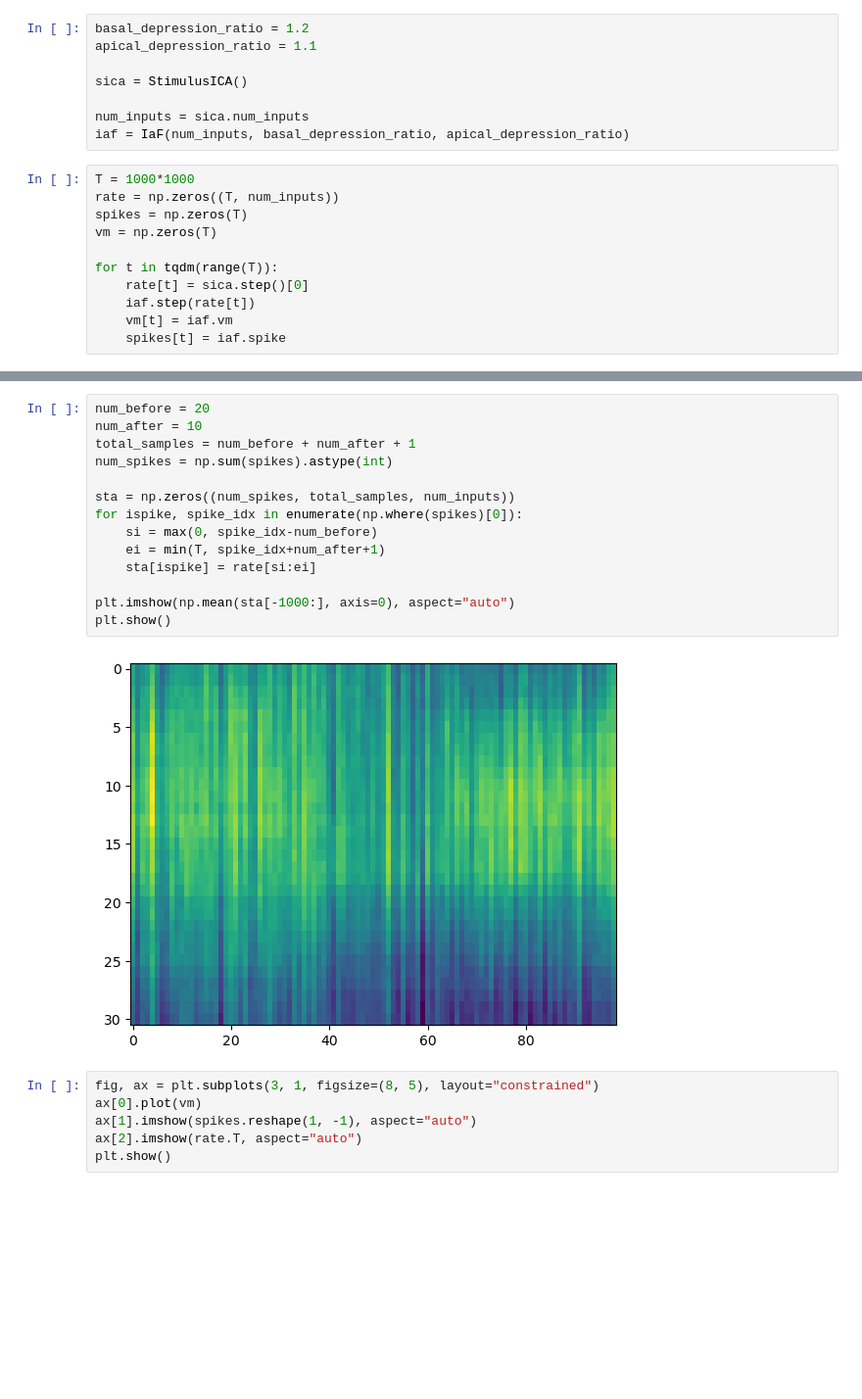
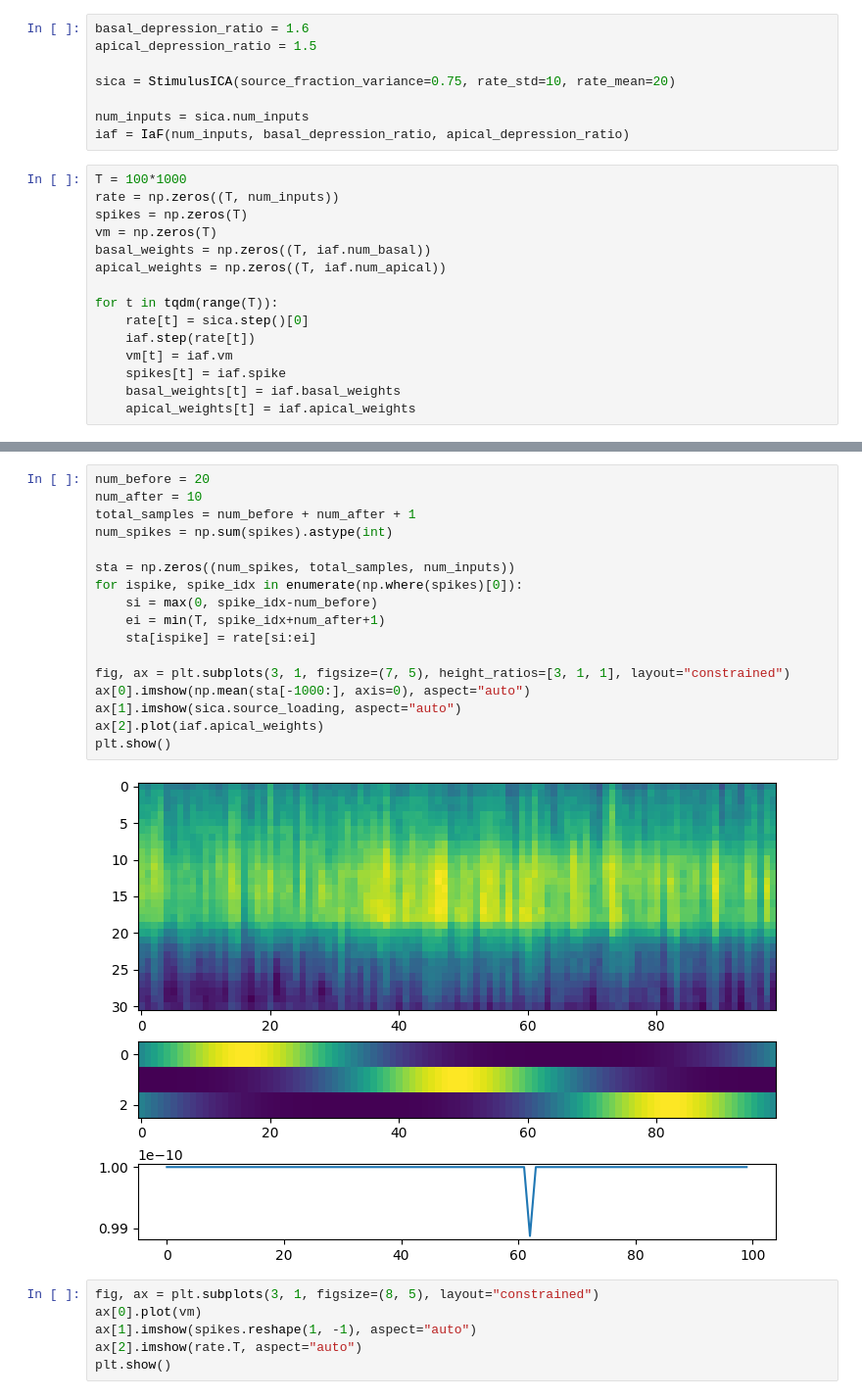
Before and after one commit to landoskape/plasticity-modeling, a Jupyter notebook: workspace.ipynb, the cells around one changed output, grey strips where cells are left out. Shown at 98% size. Drawn from its saved outputs; the diff is of its cells as text; blank space fills up the shorter version.

```diff
--- a/workspace.ipynb
+++ b/workspace.ipynb
@@ -6,19 +11,23 @@ from src.models import IaF, StimulusICA
 # %%
-basal_depression_ratio = 1.2
-apical_depression_ratio = 1.1
+basal_depression_ratio = 1.6
+apical_depression_ratio = 1.5
 
-sica = StimulusICA()
+sica = StimulusICA(source_fraction_variance=0.75, rate_std=10, rate_mean=20)
 
 num_inputs = sica.num_inputs
 iaf = IaF(num_inputs, basal_depression_ratio, apical_depression_ratio)
 # %%
-T = 1000*1000
+T = 100*1000
 rate = np.zeros((T, num_inputs))
 spikes = np.zeros(T)
 vm = np.zeros(T)
+basal_weights = np.zeros((T, iaf.num_basal))
+apical_weights = np.zeros((T, iaf.num_apical))
 
 for t in tqdm(range(T)):
     rate[t] = sica.step()[0]
     iaf.step(rate[t])
     vm[t] = iaf.vm
     spikes[t] = iaf.spike
+    basal_weights[t] = iaf.basal_weights
+    apical_weights[t] = iaf.apical_weights
@@ -29,19 +42,22 @@ num_spikes
 # %%
 num_before = 20
 num_after = 10
 total_samples = num_before + num_after + 1
 num_spikes = np.sum(spikes).astype(int)
 
 sta = np.zeros((num_spikes, total_samples, num_inputs))
 for ispike, spike_idx in enumerate(np.where(spikes)[0]):
     si = max(0, spike_idx-num_before)
     ei = min(T, spike_idx+num_after+1)
     sta[ispike] = rate[si:ei]
 
-plt.imshow(np.mean(sta[-1000:], axis=0), aspect="auto")
+fig, ax = plt.subplots(3, 1, figsize=(7, 5), height_ratios=[3, 1, 1], layout="constrained")
+ax[0].imshow(np.mean(sta[-1000:], axis=0), aspect="auto")
+ax[1].imshow(sica.source_loading, aspect="auto")
+ax[2].plot(iaf.apical_weights)
 plt.show()
 # %% [output]
-[figure, old version]
+[figure, new version]
 # %%
 fig, ax = plt.subplots(3, 1, figsize=(8, 5), layout="constrained")
 ax[0].plot(vm)
```
Also changed, not shown: parts of 3 cells of this notebook, 6 other files.
